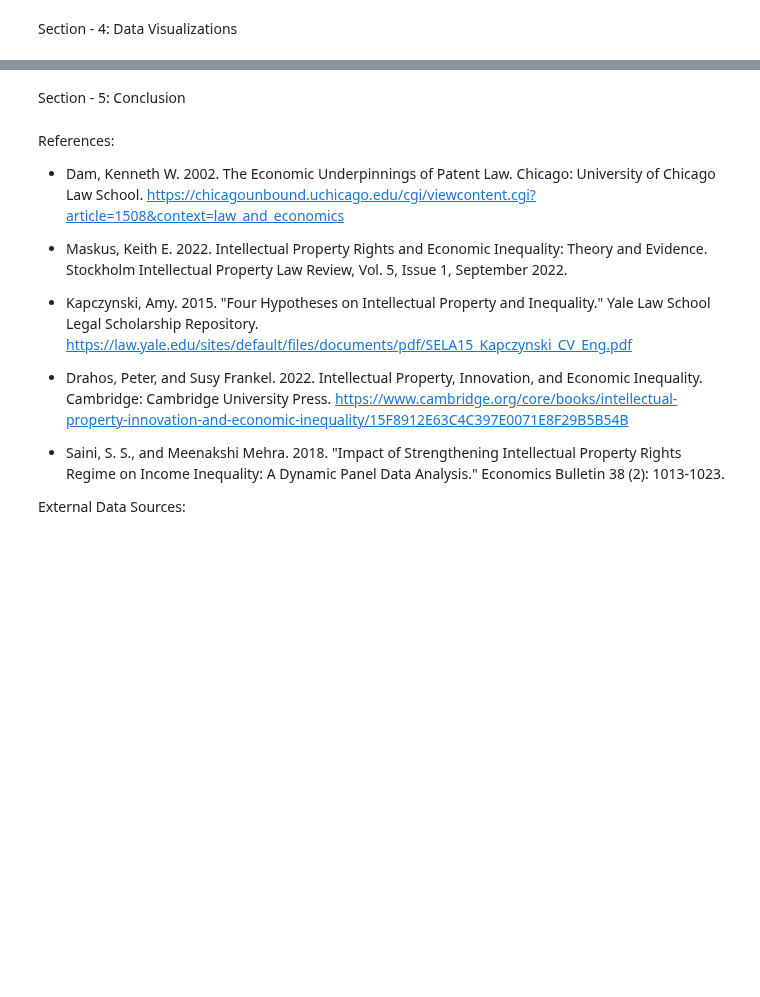
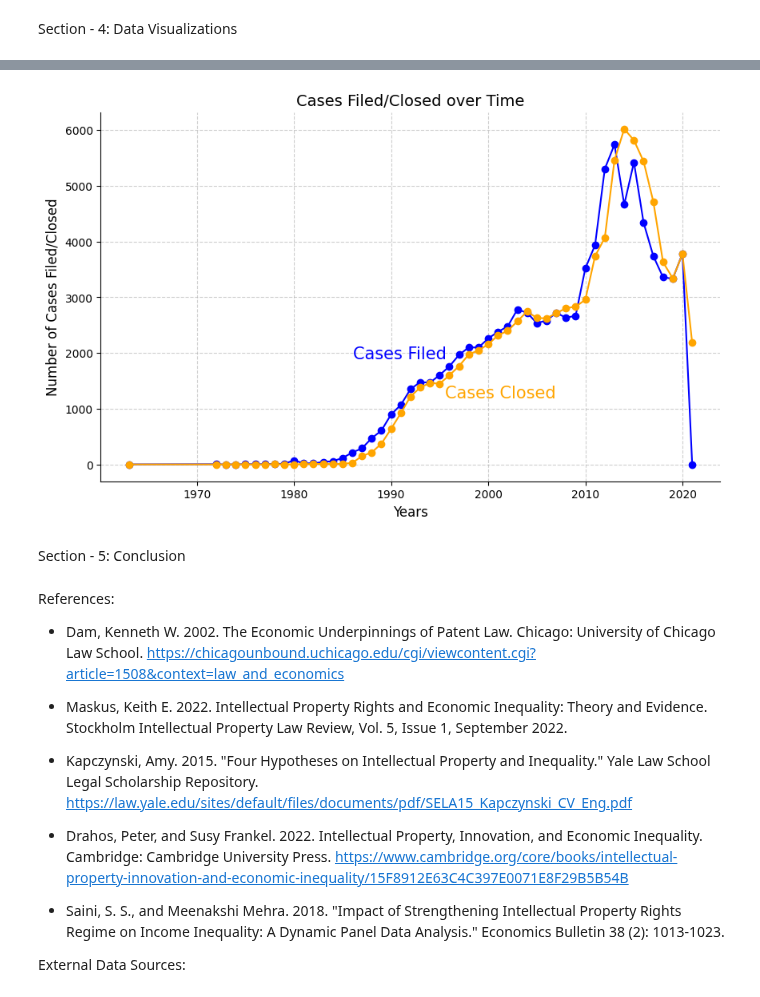
Before and after one commit to Sai0472003/PatentLitigation_Impact, a Jupyter notebook: Project1.ipynb, the cells around one changed output, grey strips where cells are left out. Cells and saved outputs as stored; diff of their text form; code cells hidden in the pictures; blank space fills up the shorter version.

```diff
--- a/Project1.ipynb
+++ b/Project1.ipynb
@@ -246,3 +241,17 @@ for x in x_vars:
+# %%
+plt.figure(figsize=(10, 6))
+plt.plot(complete_merged.index, complete_merged['cases_filed'],  marker='o', linestyle='-', color='blue')
+plt.annotate('Cases Filed', (1995, 2000), textcoords="offset points", xytext=(-36,-5), ha='center', color="blue", fontsize=15)
+plt.plot(complete_merged.index, complete_merged['cases_closed'],  marker='o', linestyle='-', color='orange')
+plt.annotate('Cases Closed', (1995, 700), textcoords="offset points", xytext=(55, 25), ha='center', color='orange', fontsize=15)
+plt.title(f'Cases Filed/Closed over Time', fontsize=14)
+plt.xlabel('Years', fontsize=12)
+plt.ylabel('Number of Cases Filed/Closed', fontsize=12)
+plt.grid(True, linestyle='--', alpha=0.6)
+plt.gca().spines[['top', 'right']].set_visible(False)
+plt.show()
+# %% [output]
+[figure, added]
 # %% [markdown]
 Section - 5: Conclusion
 # %% [markdown]
```
Also changed, not shown: parts of 7 cells of this notebook.
